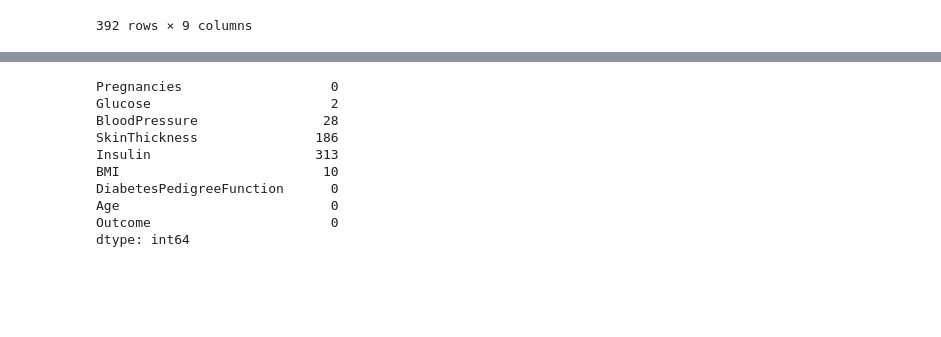
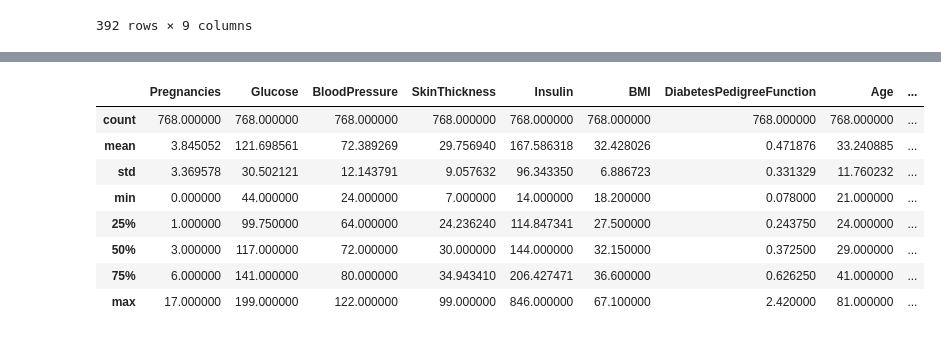
Before and after one commit to sayan0506/Prediction-model-for-Diabetes, a Jupyter notebook: Pima_Indian_Diabetes_prediction_model.ipynb, the cells around one changed output, grey strips where cells are left out. Saved outputs shown, nothing was run; the diff lists cells and outputs as text; code cells hidden in the pictures; blank space fills up the shorter version.

```diff
--- a/Pima_Indian_Diabetes_prediction_model.ipynb
+++ b/Pima_Indian_Diabetes_prediction_model.ipynb
@@ -484,12 +486,6 @@ df_mean.describe()
 | 50% | 3.000000 | 117.000000 | 72.000000 | 28.000000 | 130.287879 | 32.05000 | 0.372500 | 29.000000 | ... |
 | 75% | 6.000000 | 141.000000 | 80.000000 | 33.000000 | 206.846154 | 36.60000 | 0.626250 | 41.000000 | ... |
 | max | 17.000000 | 199.000000 | 122.000000 | 99.000000 | 846.000000 | 67.10000 | 2.420000 | 81.000000 | ... |
-# %%
-imputer = datawig.SimpleImputer(
-    input_columns=['Pregnancies','DiabetesPedigreeFunction','Age','Outcome'], # column(s) containing information about the column we want to impute
-    output_column= 'Insulin', # the column we'd like to impute values for
-    output_path = 'Imputed_model' # stores model data and metrics
-    )
 # %%
 df_mod.dropna()
 # %% [output]
@@ -506,5 +502,3 @@ df_mod.dropna()
 | 763 | 10 | 101.0 | 76.0 | 48.0 | 180.0 | 32.9 | 0.171 | 63 | ... |
 | 765 | 5 | 121.0 | 72.0 | 23.0 | 112.0 | 26.2 | 0.245 | 30 | ... |
 392 rows × 9 columns
-# %%
-imputer.fit(train_df=df_mod.dropna(), num_epochs=50)
@@ -543,13 +505,36 @@ imputed
-# %%
-df_train.isna().sum()
-# %% [output]
-Pregnancies                   0
-Glucose                       2
-BloodPressure                28
-SkinThickness               186
-Insulin                     313
-BMI                          10
-DiabetesPedigreeFunction      0
-Age                           0
-Outcome                       0
-dtype: int64
+# %%
+def datawig_base(df_cleaned):
+  df = df_cleaned.copy()
+  # columns having nan values
+  cols_nan = list(missing_data_ascending.keys())
+  # columns having no nan values( difference() returns the different from the enterd list)
+  cols_no_nan = list(df.columns.difference(cols_nan))
+  for col in cols_nan:
+    test_data = df[df[col].isna()]
+    # dropping missing values which will be trained data
+    train_data = df.dropna()
+    imputer = datawig.SimpleImputer(
+    input_columns=cols_no_nan, # column(s) containing information about the column we want to impute
+    output_column= col, # the column we'd like to impute values for
+    output_path = 'Imputed_model' # stores model data and metrics
+    )
+    imputer.fit(train_df=train_data, num_epochs=50)
+    # imputing the predicted value from the trained model
+    df.loc[df[col].isna(), col] = imputer.predict(test_data)[col+'_imputed']
+    # print(imputer.predict(test_data[cols_no_nan]))
+  # model.kneighbors_graph([df[col], 3])
+  return df
+# %%
+df_deep_base = datawig_base(df_mod)
+# %%
+df_deep_base.describe()
+# %% [output]
+|  | Pregnancies | Glucose | BloodPressure | SkinThickness | Insulin | BMI | DiabetesPedigreeFunction | Age | ... |
+| count | 768.000000 | 768.000000 | 768.000000 | 768.000000 | 768.000000 | 768.000000 | 768.000000 | 768.000000 | ... |
+| mean | 3.845052 | 121.698561 | 72.389269 | 29.756940 | 167.586318 | 32.428026 | 0.471876 | 33.240885 | ... |
+| std | 3.369578 | 30.502121 | 12.143791 | 9.057632 | 96.343350 | 6.886723 | 0.331329 | 11.760232 | ... |
+| min | 0.000000 | 44.000000 | 24.000000 | 7.000000 | 14.000000 | 18.200000 | 0.078000 | 21.000000 | ... |
+| 25% | 1.000000 | 99.750000 | 64.000000 | 24.236240 | 114.847341 | 27.500000 | 0.243750 | 24.000000 | ... |
+| 50% | 3.000000 | 117.000000 | 72.000000 | 30.000000 | 144.000000 | 32.150000 | 0.372500 | 29.000000 | ... |
+| 75% | 6.000000 | 141.000000 | 80.000000 | 34.943410 | 206.427471 | 36.600000 | 0.626250 | 41.000000 | ... |
+| max | 17.000000 | 199.000000 | 122.000000 | 99.000000 | 846.000000 | 67.100000 | 2.420000 | 81.000000 | ... |
```
Also changed, not shown: parts of 10 cells of this notebook.
